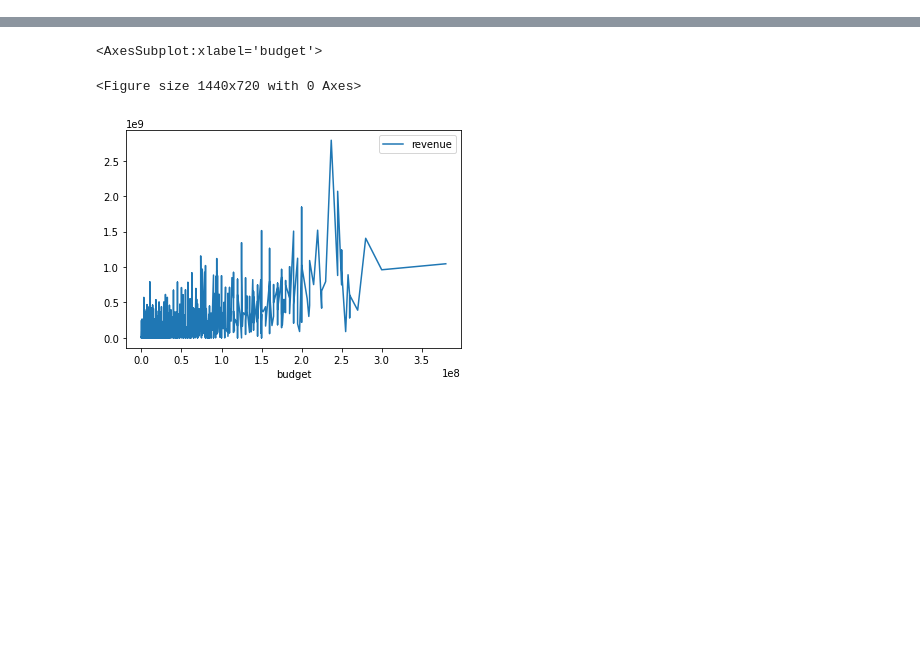
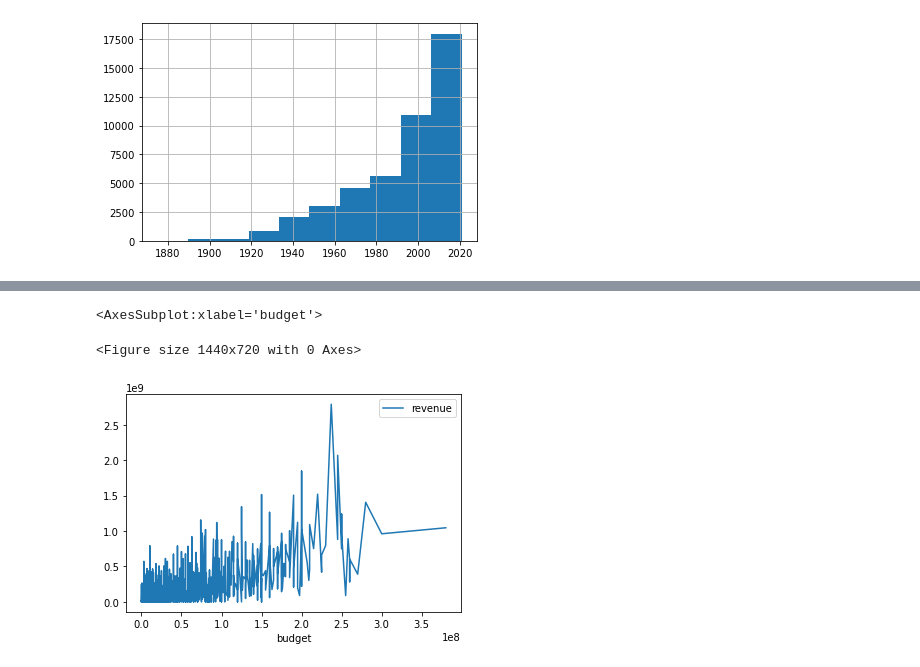
Before and after one commit to adi-benz/movies-rating-analysis, a Jupyter notebook: analysis.ipynb, the cells around one changed output, grey strips where cells are left out. Drawn from its saved outputs; the diff is of its cells as text; code cells hidden in the pictures; blank space fills up the shorter version.

```diff
--- a/analysis.ipynb
+++ b/analysis.ipynb
@@ -10,0 +92,5 @@ movies_metadata = movies_metadata.astype({'budget': int, 'revenue':int})
+# %%
+movies_metadata['release_date'].hist()
+plt.show()
+# %% [output]
+[figure, added]
```
Also changed, not shown: parts of 33 cells of this notebook.
